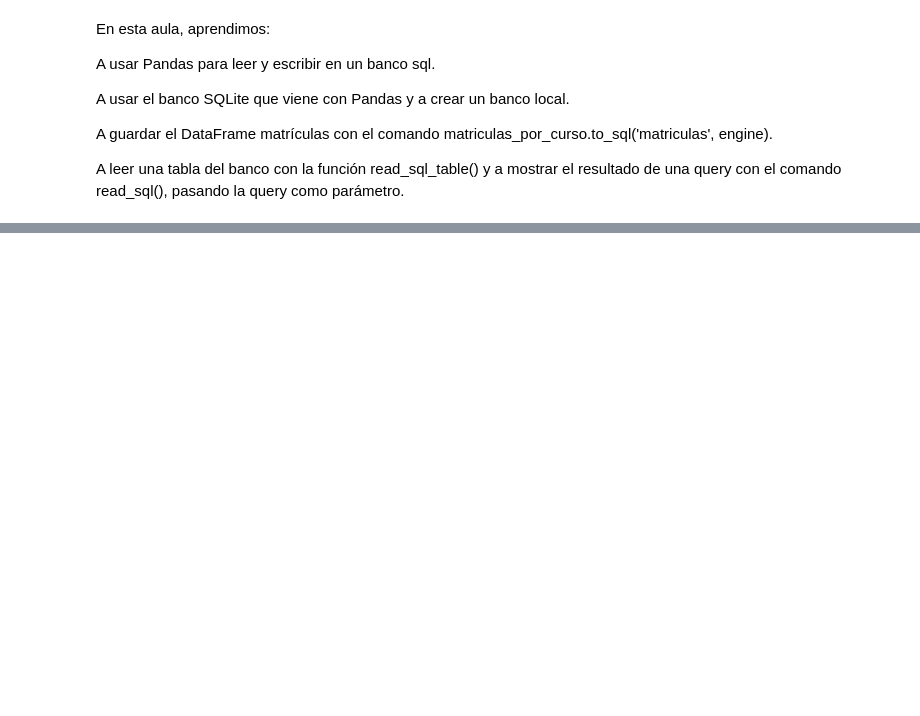
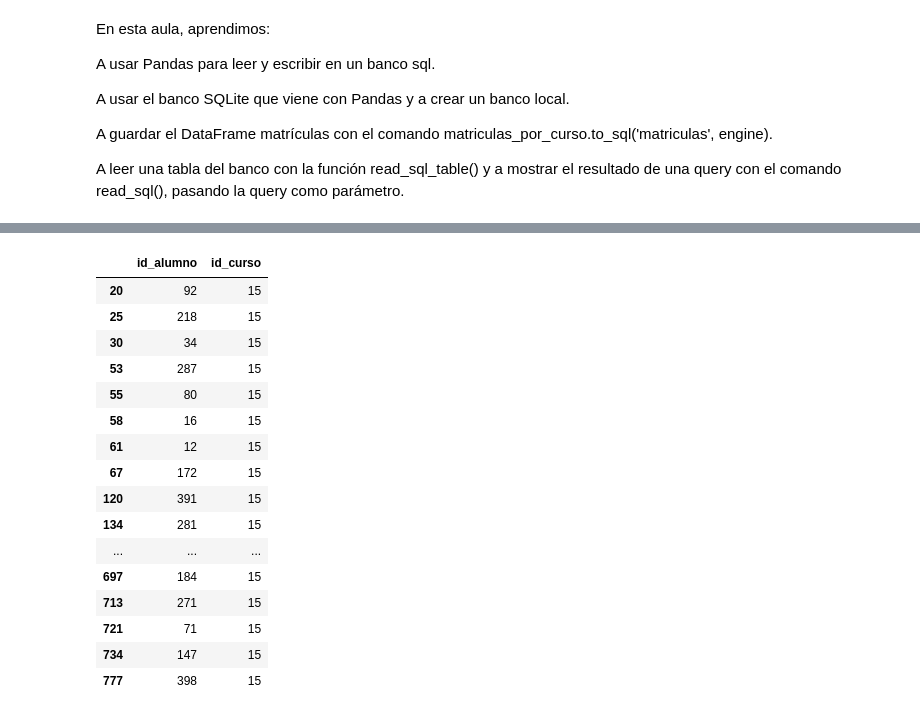
Before and after one commit to AdrianCPC/DS_Students_data_01, a Jupyter notebook: Capitulo1.ipynb, the cells around one changed output, grey strips where cells are left out. Cells and saved outputs as stored; diff of their text form; code cells hidden in the pictures; blank space fills up the shorter version.

Commit message:
Finished_data_alumn

```diff
--- a/Capitulo1.ipynb
+++ b/Capitulo1.ipynb
@@ -439,0 +451,22 @@ A leer una tabla del banco con la función read_sql_table() y a mostrar el resul
+# %%
+id_curso = 15
+proxima_clase = matriculas.query('id_curso == {}'.format(id_curso))
+proxima_clase
+# %% [output]
+|  | id_alumno | id_curso |
+| 20 | 92 | 15 |
+| 25 | 218 | 15 |
+| 30 | 34 | 15 |
+| 53 | 287 | 15 |
+| 55 | 80 | 15 |
+| 58 | 16 | 15 |
+| 61 | 12 | 15 |
+| 67 | 172 | 15 |
+| 120 | 391 | 15 |
+| 134 | 281 | 15 |
+| ... | ... | ... |
+| 697 | 184 | 15 |
+| 713 | 271 | 15 |
+| 721 | 71 | 15 |
+| 734 | 147 | 15 |
+| 777 | 398 | 15 |
```
Also changed, not shown: parts of 13 cells of this notebook.
